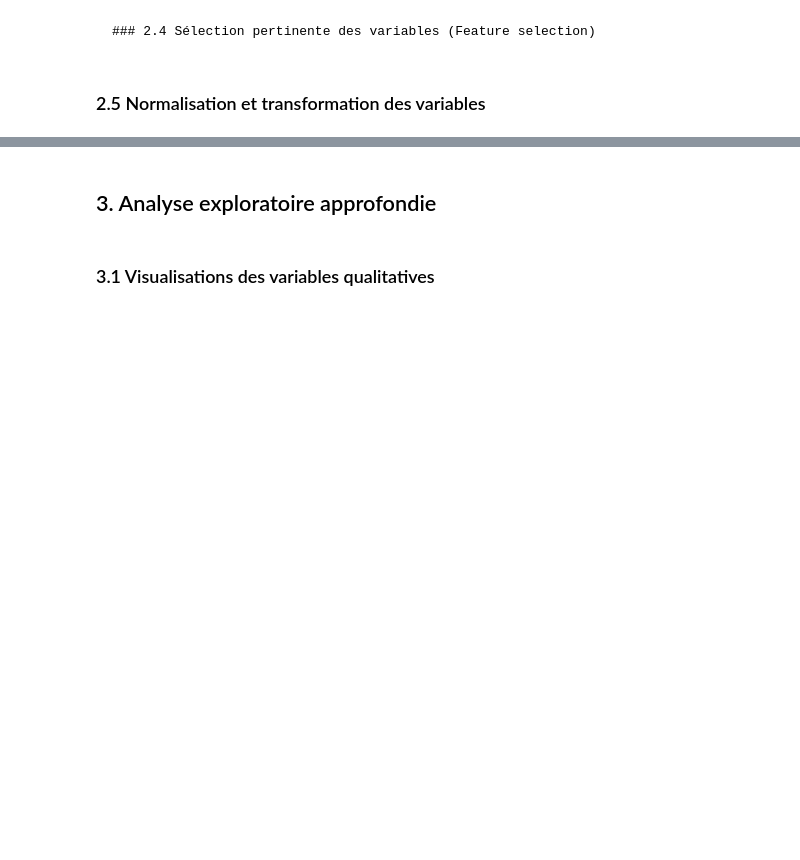
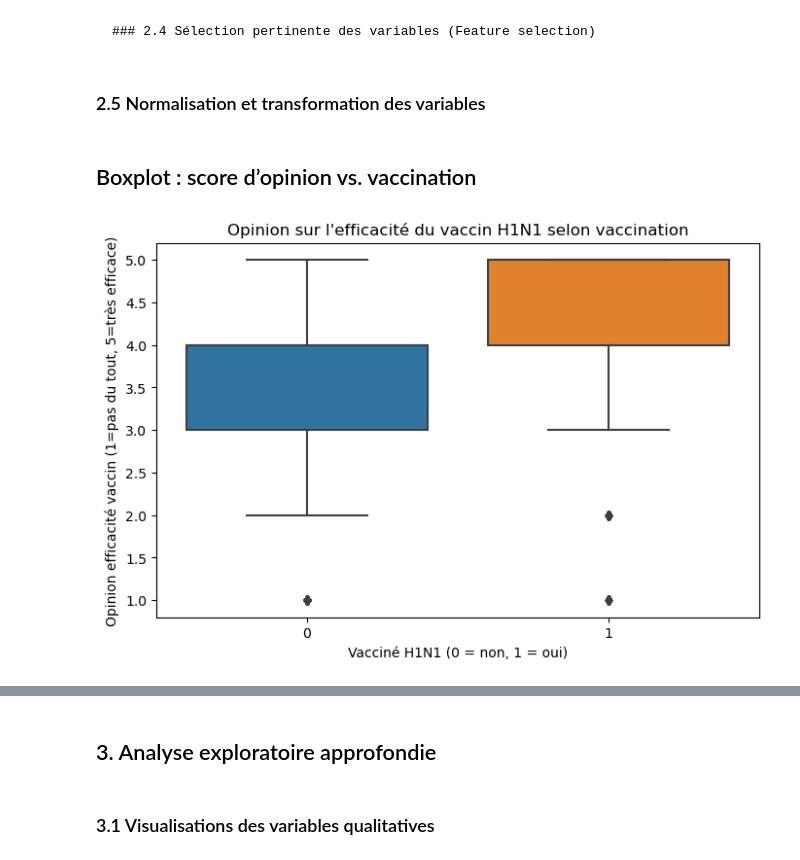
Before and after one commit to jabibamman/examen_ML_5_AL2, a Jupyter notebook: h1n1V2.ipynb, the cells around one changed output, grey strips where cells are left out. Cells and saved outputs as stored; diff of their text form; code cells hidden in the pictures; blank space fills up the shorter version.

Commit message:
feat/boxplot

```diff
--- a/h1n1V2.ipynb
+++ b/h1n1V2.ipynb
@@ -80,3 +89,16 @@ X_encoded = pd.get_dummies(X, columns=cat_vars, drop_first=True)
 
 scaler = StandardScaler()
 X_encoded[num_vars] = scaler.fit_transform(X_encoded[num_vars])
+# %% [markdown]
+## Boxplot : score d’opinion vs. vaccination
+# %%
+plt.figure(figsize=(8, 5))
+sns.boxplot(data=pd.concat([X, y], axis=1),
+            x='h1n1_vaccine',
+            y='opinion_h1n1_vacc_effective')
+plt.title("Opinion sur l'efficacité du vaccin H1N1 selon vaccination")
+plt.xlabel("Vacciné H1N1 (0 = non, 1 = oui)")
+plt.ylabel("Opinion efficacité vaccin (1=pas du tout, 5=très efficace)")
+plt.show()
+# %% [output]
+[figure, added]
```
Also changed, not shown: parts of 9 cells of this notebook.
